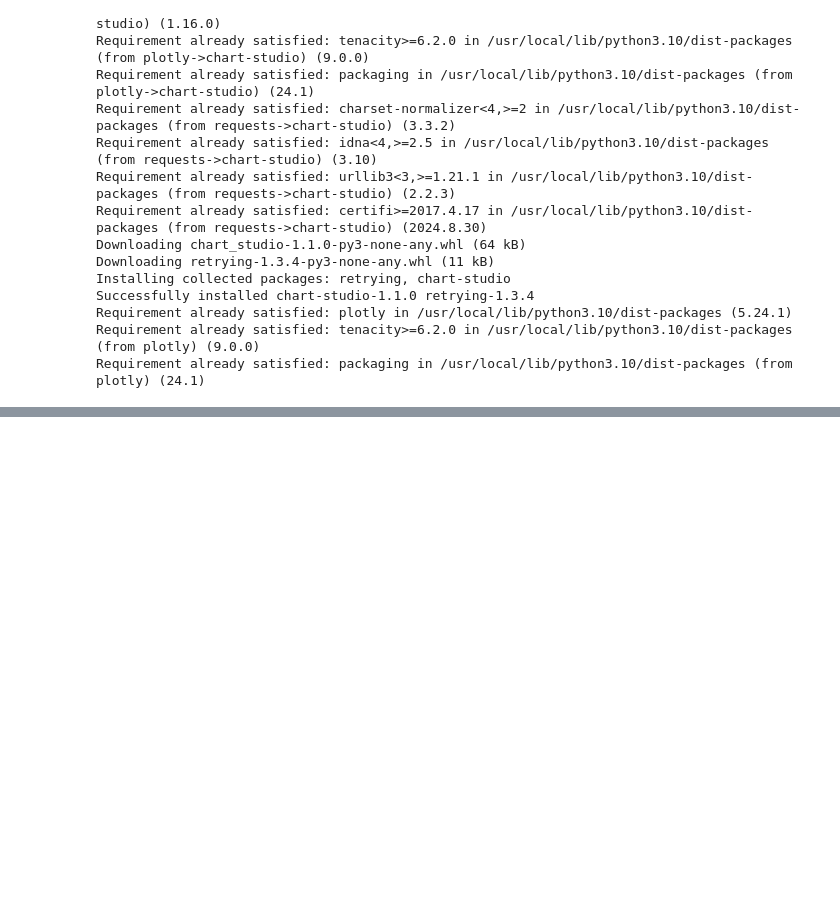
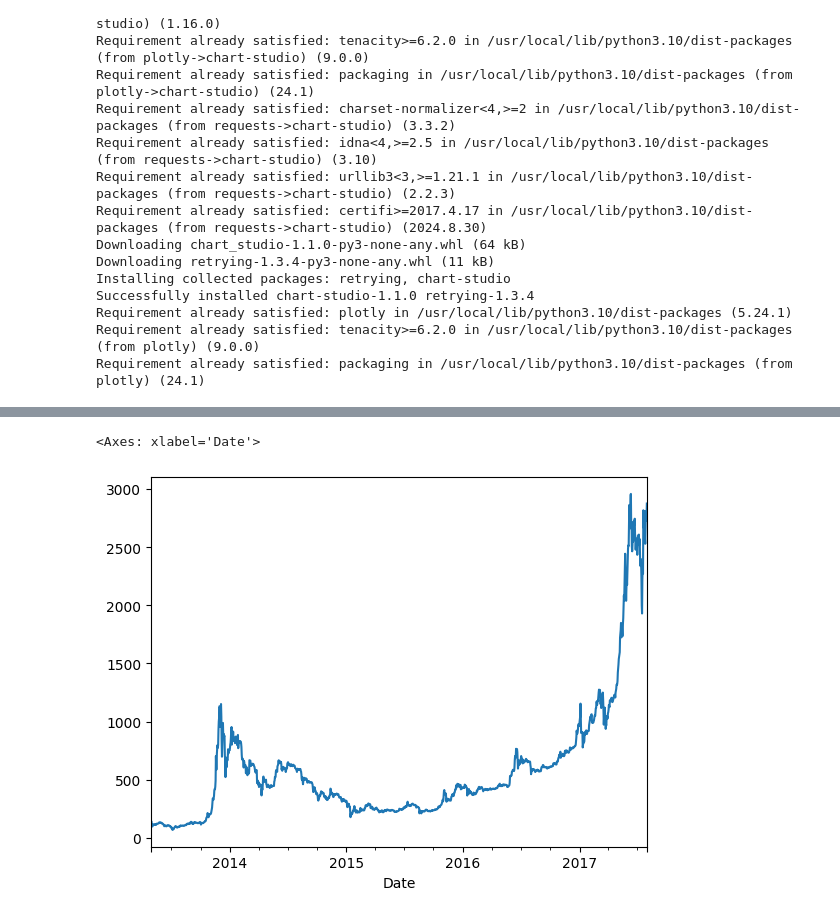
Before and after one commit to hillaryjude/Bitcoin-analysis-using-pandas, a Jupyter notebook: Bitcoin-analysis-using-pandas.ipynb, the cells around one changed output, grey strips where cells are left out. Cells and saved outputs as stored; diff of their text form; code cells hidden in the pictures; blank space fills up the shorter version.

```diff
--- a/Bitcoin-analysis-using-pandas.ipynb
+++ b/Bitcoin-analysis-using-pandas.ipynb
@@ -227,0 +258,8 @@ fig.show(renderer='iframe')
+# %%
+# this graph is plotted with x axis being the index of the data. But I would rather prefer to see the closing price against the date.
+bitcoin.set_index('Date', inplace = True)
+# %%
+bitcoin['Close'].plot()
+# %% [output]
+<Axes: xlabel='Date'>
+[figure, added]
```
Also changed, not shown: parts of 18 cells of this notebook.
